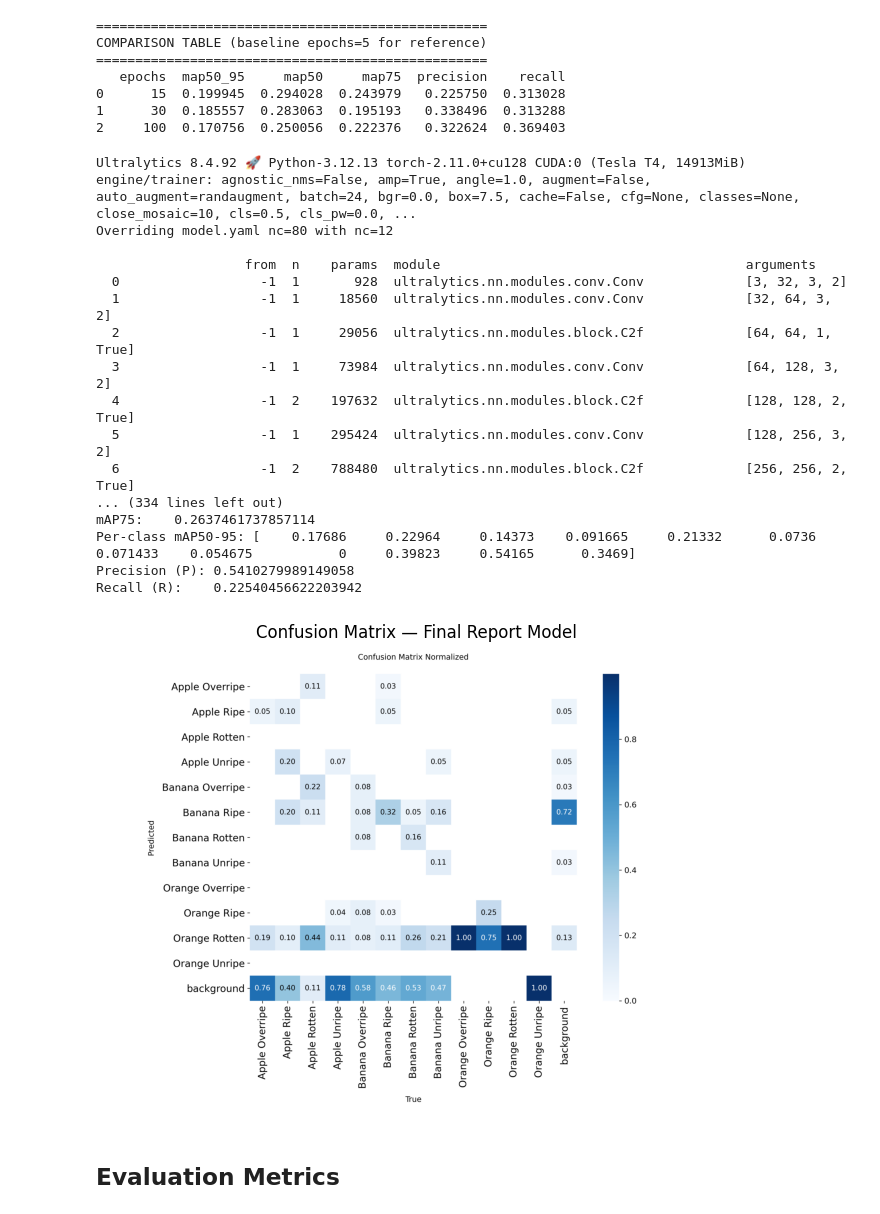
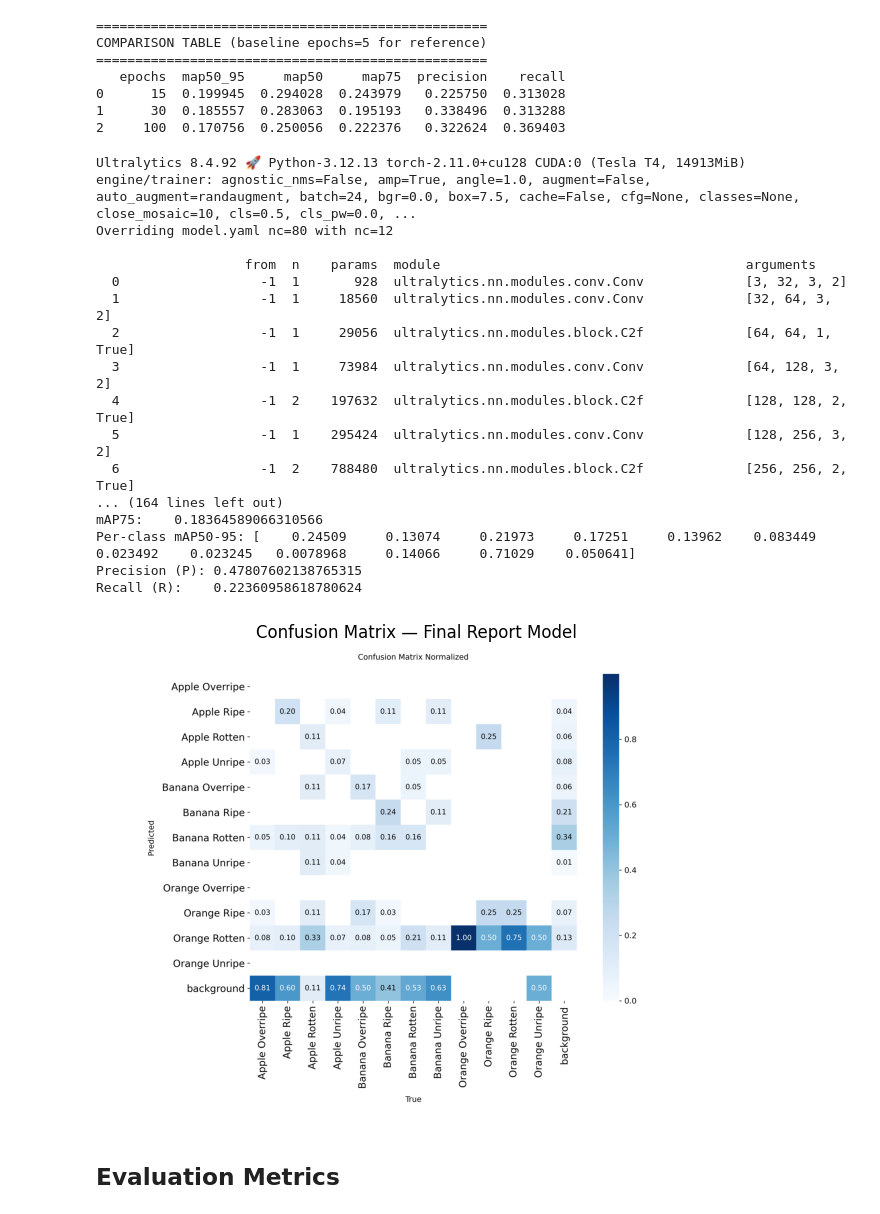
Before and after one commit to apais123/Computer-Vision-Project, a Jupyter notebook: ComputerVisionProject.ipynb, the cells around one changed output. Cells and saved outputs as stored; diff of their text form; code cells hidden in the pictures.

Commit message:
Based on teammate's evaluation, I changed my test to be 16 epochs instead of 30 or 100.

```diff
--- a/ComputerVisionProject.ipynb
+++ b/ComputerVisionProject.ipynb
@@ -1319,12 +1319,12 @@ COMPARISON TABLE (baseline epochs=5 for reference)
 # %%
 model.train(
     data="config.yaml",
-    epochs=50,
+    epochs=16,
     patience=0,
     batch=24,
     lr0=0.01,
     imgsz=960,
-    project="/content/drive/MyDrive/final-report-model-50",
+    project="/content/drive/MyDrive/final-report-model-v2",
     name="train",
     exist_ok=True
 )
@@ -1332,40 +1332,40 @@ model.train(
 # Validate and pull metrics
 metrics = model.val(project="/content/drive/MyDrive/final-report-model-v2", name="train", exist_ok=True)
 
 print("--- Results for final report model ---")
 print("mAP50-95:", metrics.box.map)
 print("mAP50:   ", metrics.box.map50)
 print("mAP75:   ", metrics.box.map75)
 print("Per-class mAP50-95:", metrics.box.maps)
 print("Precision (P):", metrics.box.mp)
 print("Recall (R):   ", metrics.box.mr)
 
 # Show confusion matrix
-cm_path = "/content/drive/MyDrive/final-report-model/train/confusion_matrix_normalized.png"
+cm_path = "/content/drive/MyDrive/final-report-model-v2/train/confusion_matrix_normalized.png"
 plt.figure(figsize=(8, 8))
 plt.imshow(Image.open(cm_path))
 plt.axis('off')
 plt.title("Confusion Matrix — Final Report Model")
 plt.show()
 # %% [output]
 Ultralytics 8.4.92 🚀 Python-3.12.13 torch-2.11.0+cu128 CUDA:0 (Tesla T4, 14913MiB)
 engine/trainer: agnostic_nms=False, amp=True, angle=1.0, augment=False, auto_augment=randaugment, batch=24, bgr=0.0, box=7.5, cache=False, cfg=None, classes=None, close_mosaic=10, cls=0.5, cls_pw=0.0, ...
 Overriding model.yaml nc=80 with nc=12
 
                    from  n    params  module                                       arguments
   0                  -1  1       928  ultralytics.nn.modules.conv.Conv             [3, 32, 3, 2]
   1                  -1  1     18560  ultralytics.nn.modules.conv.Conv             [32, 64, 3, 2]
   2                  -1  1     29056  ultralytics.nn.modules.block.C2f             [64, 64, 1, True]
   3                  -1  1     73984  ultralytics.nn.modules.conv.Conv             [64, 128, 3, 2]
   4                  -1  2    197632  ultralytics.nn.modules.block.C2f             [128, 128, 2, True]
   5                  -1  1    295424  ultralytics.nn.modules.conv.Conv             [128, 256, 3, 2]
   6                  -1  2    788480  ultralytics.nn.modules.block.C2f             [256, 256, 2, True]
-... (334 lines left out)
-mAP75:    0.2637461737857114
-Per-class mAP50-95: [    0.17686     0.22964     0.14373    0.091665     0.21332      0.0736    0.071433    0.054675           0     0.39823     0.54165      0.3469]
-Precision (P): 0.5410279989149058
-Recall (R):    0.22540456622203942
+... (164 lines left out)
+mAP75:    0.18364589066310566
+Per-class mAP50-95: [    0.24509     0.13074     0.21973     0.17251     0.13962    0.083449    0.023492    0.023245   0.0078968     0.14066     0.71029    0.050641]
+Precision (P): 0.47807602138765315
+Recall (R):    0.22360958618780624
-[figure, old version]
+[figure, new version]
 # %% [markdown]
 ## Evaluation Metrics
 # %% [markdown]
```
Also changed, not shown: parts of 1 cell of this notebook.
